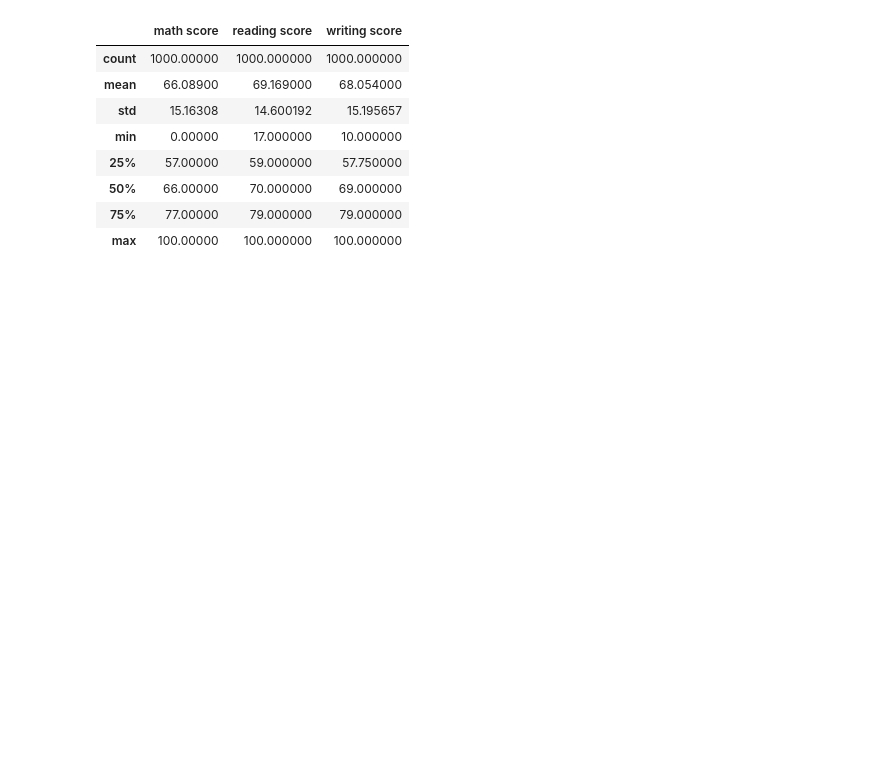
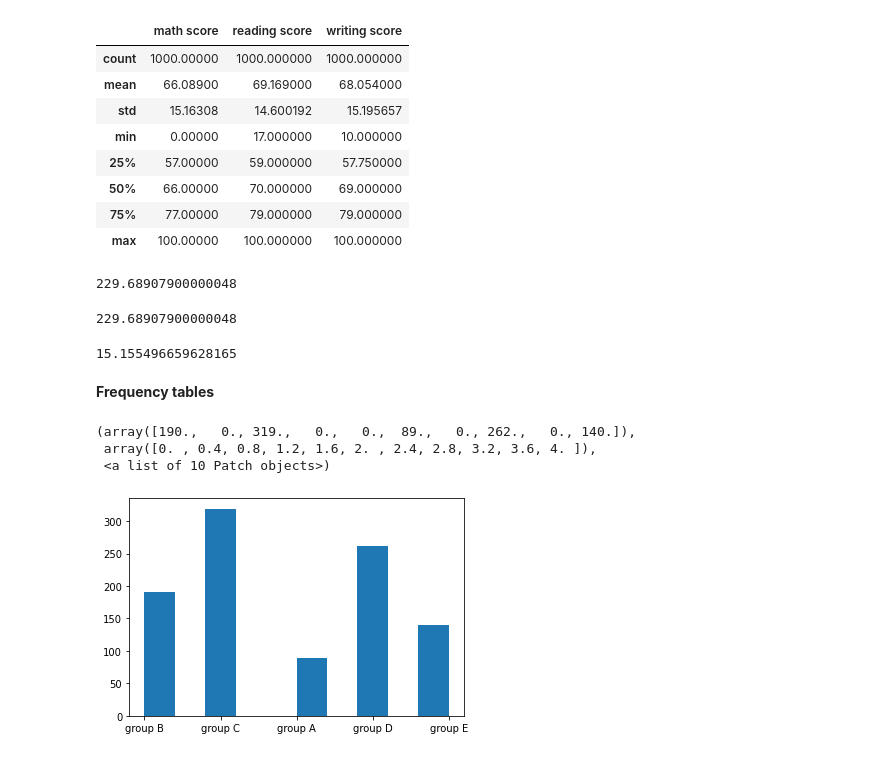
Before and after one commit to maulya230/Python-Machine-Learning-, a Jupyter notebook: Machine Learning.ipynb, the cells around one changed output. Drawn from its saved outputs; the diff is of its cells as text; code cells hidden in the pictures; blank space fills up the shorter version.

```diff
--- a/Machine Learning.ipynb
+++ b/Machine Learning.ipynb
@@ -105,0 +122,30 @@ data.describe()
+# %%
+print(variance)
+# %% [output]
+229.68907900000048
+# %%
+#delta
+data['math score'].var(ddof=0)
+# %% [output]
+229.68907900000048
+# %%
+data['math score'].std(ddof=0)
+# %% [output]
+15.155496659628165
+# %% [markdown]
+**Frequency tables**
+# %%
+# Histogram
+import numpy as np
+import matplotlib as plt
+
+import matplotlib.pyplot as plt
+
+
+
+plt.hist(x='race/ethnicity',data=data)
+# %% [output]
+(array([190.,   0., 319.,   0.,   0.,  89.,   0., 262.,   0., 140.]),
+ array([0. , 0.4, 0.8, 1.2, 1.6, 2. , 2.4, 2.8, 3.2, 3.6, 4. ]),
+ <a list of 10 Patch objects>)
+[figure, added]
```
Also changed, not shown: parts of 7 cells of this notebook.
